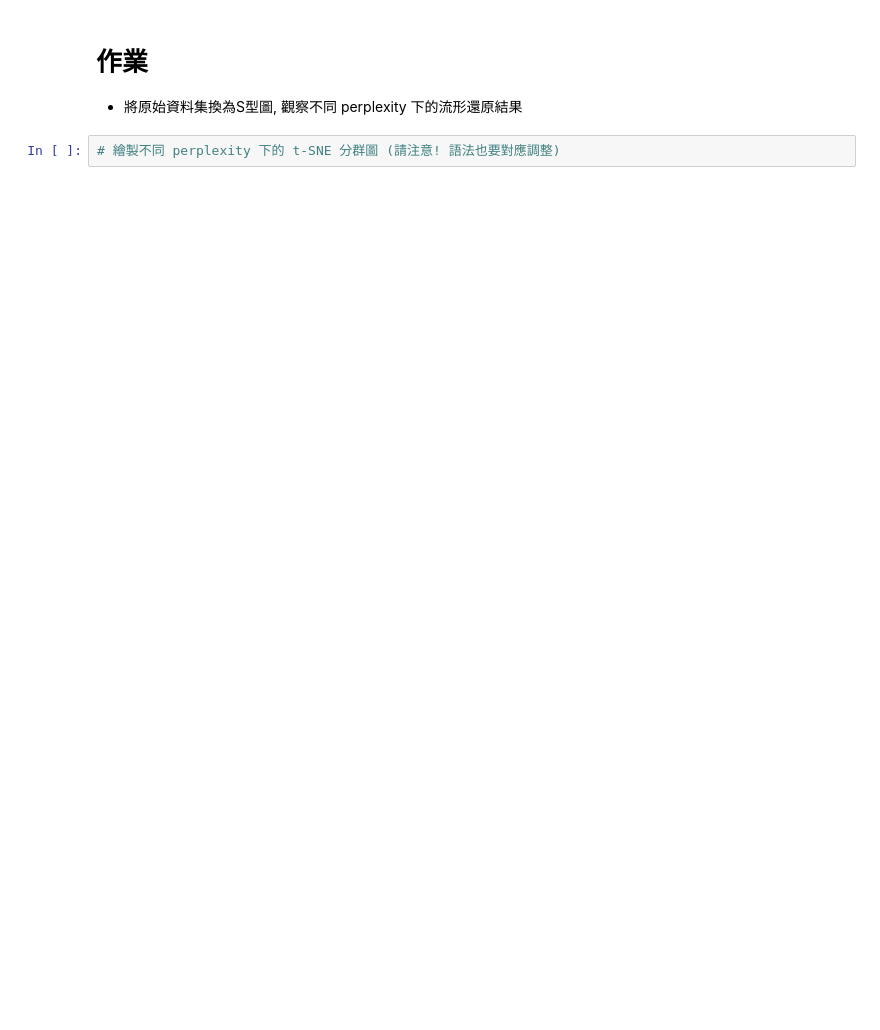
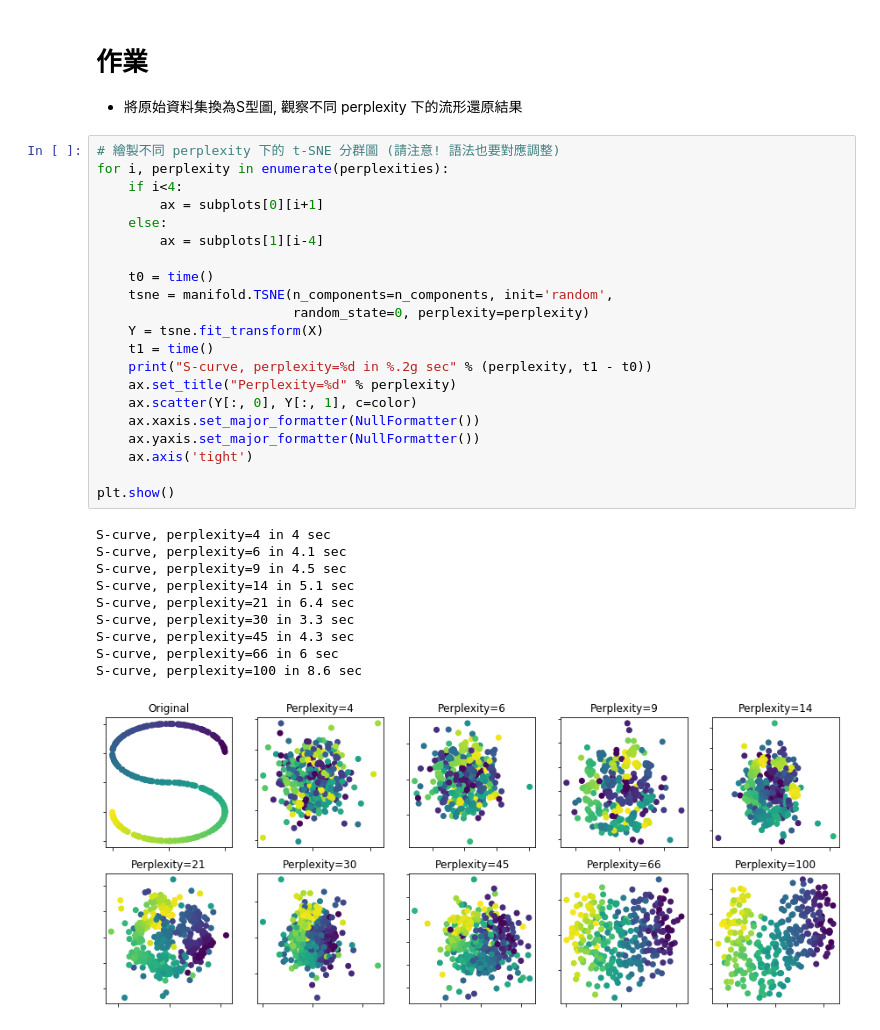
Before and after one commit to buc1107/ML100-Days, a Jupyter notebook: Homework/Day_062_HW.ipynb, the cells around one changed output. Cells and saved outputs as stored; diff of their text form; blank space fills up the shorter version.

```diff
--- a/Homework/Day_062_HW.ipynb
+++ b/Homework/Day_062_HW.ipynb
@@ -29,5 +34,35 @@ plt.axis('tight')
 # %% [markdown]
 # 作業
 * 將原始資料集換為S型圖, 觀察不同 perplexity 下的流形還原結果
-# %%
-# 繪製不同 perplexity 下的 t-SNE 分群圖 (請注意! 語法也要對應調整)
+# %%
+# 繪製不同 perplexity 下的 t-SNE 分群圖 (請注意! 語法也要對應調整)
+for i, perplexity in enumerate(perplexities):
+    if i<4:
+        ax = subplots[0][i+1]
+    else:
+        ax = subplots[1][i-4]
+
+    t0 = time()
+    tsne = manifold.TSNE(n_components=n_components, init='random',
+                         random_state=0, perplexity=perplexity)
+    Y = tsne.fit_transform(X)
+    t1 = time()
+    print("S-curve, perplexity=%d in %.2g sec" % (perplexity, t1 - t0))
+    ax.set_title("Perplexity=%d" % perplexity)
+    ax.scatter(Y[:, 0], Y[:, 1], c=color)
+    ax.xaxis.set_major_formatter(NullFormatter())
+    ax.yaxis.set_major_formatter(NullFormatter())
+    ax.axis('tight')
+
+plt.show()
+# %% [output]
+S-curve, perplexity=4 in 4 sec
+S-curve, perplexity=6 in 4.1 sec
+S-curve, perplexity=9 in 4.5 sec
+S-curve, perplexity=14 in 5.1 sec
+S-curve, perplexity=21 in 6.4 sec
+S-curve, perplexity=30 in 3.3 sec
+S-curve, perplexity=45 in 4.3 sec
+S-curve, perplexity=66 in 6 sec
+S-curve, perplexity=100 in 8.6 sec
+[figure, added]
```
Also changed, not shown: parts of 1 cell of this notebook.
